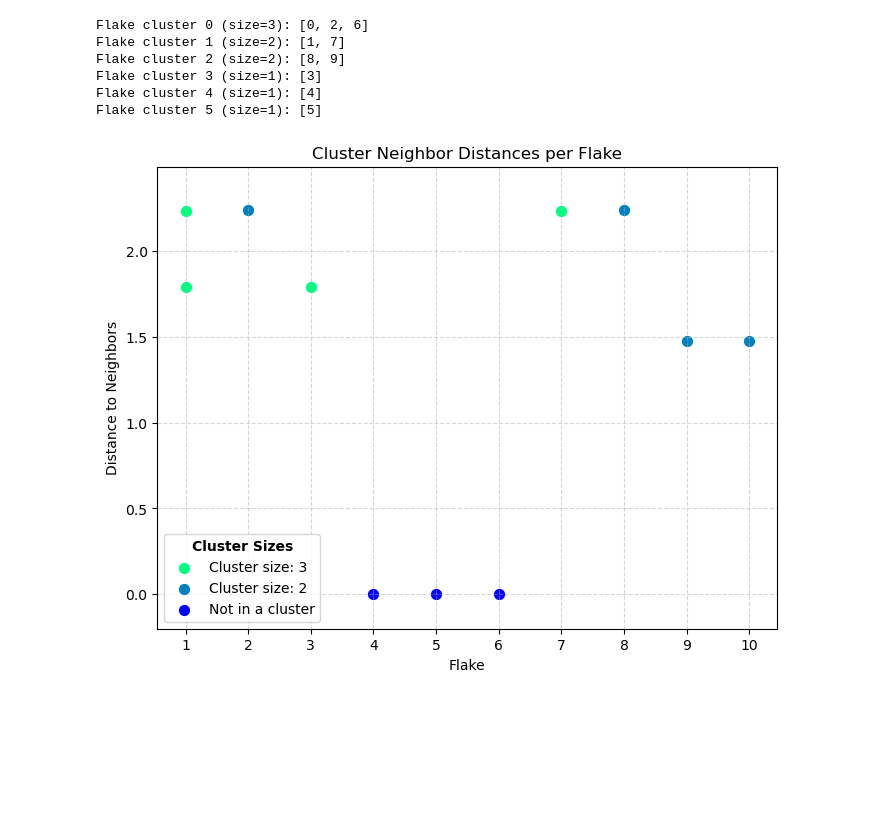
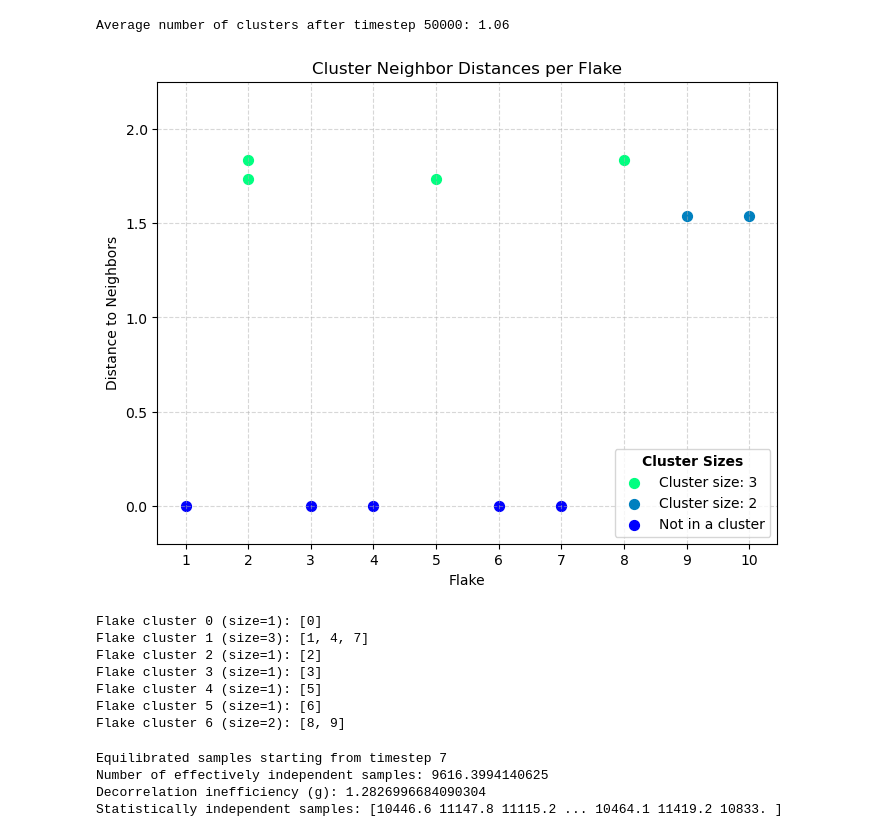
Before and after one commit to eridanirojas/mxene, a Jupyter notebook: working_examples/cme_utils_clustering.ipynb, the cells around one changed output. Cells and saved outputs as stored; diff of their text form; code cells hidden in the pictures; blank space fills up the shorter version.

Commit message:
adjusted plot & calculated averge number of clusters over frames after shrink

```diff
--- a/working_examples/cme_utils_clustering.ipynb
+++ b/working_examples/cme_utils_clustering.ipynb
@@ -44,57 +58,83 @@ def find_neighbors(coms, flake_ids, cutoff):
 # %%
-cutoff = 2.24
+cutoff = 2.0
+cluster_counts = []
 
-coms, flake_ids = compute_flake_COMs_with_PBC(snap, flakes)
-neighbors = find_neighbors(coms, flake_ids, cutoff)
-G = nx.Graph()
-G.add_nodes_from(flake_ids)
-for flake, nbrs in neighbors.items():
-    for nbr in nbrs:
-        G.add_edge(flake, nbr)
+for i in range(50001, len(gsd_file),100):
+    snap = gsd_file[i]
+    delete_chains = gsd_utils.snap_delete_types(snap, 'A')
+    flakes = gsd_utils.get_molecule_cluster(snap=delete_chains)
+    coms, flake_ids = compute_flake_COMs_with_PBC(snap, flakes)
+    neighbors = find_neighbors(coms, flake_ids, cutoff)
+    flake_clusters = find_clusters(neighbors)
+    flake_clusters = [cluster for cluster in flake_clusters if len(cluster) > 1]
+    cluster_counts.append(len(flake_clusters))
 
-flake_clusters = sorted(nx.connected_components(G), key=len, reverse=True)
-for i, cluster in enumerate(flake_clusters):
-    print(f"Flake cluster {i} (size={len(cluster)}): {sorted(cluster)}")
+average_clusters = sum(cluster_counts) / len(cluster_counts)
+print(f"Average number of clusters after timestep 50000: {average_clusters}")
 # %% [output]
-Flake cluster 0 (size=3): [0, 2, 6]
-Flake cluster 1 (size=2): [1, 7]
-Flake cluster 2 (size=2): [8, 9]
-Flake cluster 3 (size=1): [3]
-Flake cluster 4 (size=1): [4]
-Flake cluster 5 (size=1): [5]
+Average number of clusters after timestep 50000: 1.06
 # %%
+coms, flake_ids = compute_flake_COMs_with_PBC(snap, flakes)
+neighbors = find_neighbors(coms, flake_ids, cutoff)
+flake_clusters = find_clusters(neighbors)
 cluster_size_map = {flake: len(cluster) for cluster in flake_clusters for flake in cluster}
 unique_sizes = sorted(set(cluster_size_map.values()), reverse=True)
 cmap = plt.colormaps.get_cmap('winter')
 norm = plt.Normalize(min(unique_sizes), max(unique_sizes))
 size_color_map = {size: cmap(norm(size)) for size in unique_sizes}
 size_label_map = {size: f"Cluster size: {size}" if size > 1 else "Not in a cluster" for size in unique_sizes}
-
 plt.figure(figsize=(8,6))
 plotted_labels = set()
 
 for size in unique_sizes:
     color = size_color_map[size]
     label = size_label_map[size]
     flakes_of_size = [f for f, s in cluster_size_map.items() if s == size]
     for flake in flakes_of_size:
         pos1 = coms[flake_ids == flake][0]
         nbrs = neighbors.get(flake, [])
         distances = [np.linalg.norm(pos1 - coms[flake_ids == nbr][0]) for nbr in nbrs] or [0]
         x_vals = [flake + 1] * len(distances)
         if label not in plotted_labels:
             plt.scatter(x_vals, distances, s=50, color=color, label=label)
             plotted_labels.add(label)
         else:
             plt.scatter(x_vals, distances, s=50, color=color)
 
 plt.xlabel("Flake")
 plt.ylabel("Distance to Neighbors")
 plt.title("Cluster Neighbor Distances per Flake")
 plt.xticks(range(1, len(flake_ids) + 1))
 plt.ylim(-0.2, cutoff + 0.25)
 plt.grid(True, linestyle='--', alpha=0.5)
 plt.legend(title="Cluster Sizes", title_fontproperties=FontProperties(weight='bold'))
 plt.show()
+
+for i, cluster in enumerate(flake_clusters):
+    print(f"Flake cluster {i} (size={len(cluster)}): {sorted(cluster)}")
 # %% [output]
-[figure, old version]
+[figure, new version]
+Flake cluster 0 (size=1): [0]
+Flake cluster 1 (size=3): [1, 4, 7]
+Flake cluster 2 (size=1): [2]
+Flake cluster 3 (size=1): [3]
+Flake cluster 4 (size=1): [5]
+Flake cluster 5 (size=1): [6]
+Flake cluster 6 (size=2): [8, 9]
+# %%
+from cmeutils import sampling
+
+data = np.genfromtxt("100_10mer10f_0.0005dt_7kT_large.txt", names=True, dtype=None)
+potential_energy = data['mdcomputeThermodynamicQuantitiespotential_energy'][50000:]
+
+uncorr_sample, uncorr_indices, prod_start, Neff = sampling.equil_sample(potential_energy)
+
+print(f"Equilibrated samples starting from timestep {prod_start}")
+print(f"Number of effectively independent samples: {Neff}")
+print(f"Decorrelation inefficiency (g): {Neff / len(uncorr_sample)}")
+print(f"Statistically independent samples: {uncorr_sample}")
+# %% [output]
+Equilibrated samples starting from timestep 7
+Number of effectively independent samples: 9616.3994140625
+Decorrelation inefficiency (g): 1.2826996684090304
+Statistically independent samples: [10446.6 11147.8 11115.2 ... 10464.1 11419.2 10833. ]
```
Also changed, not shown: parts of 2 cells of this notebook.
